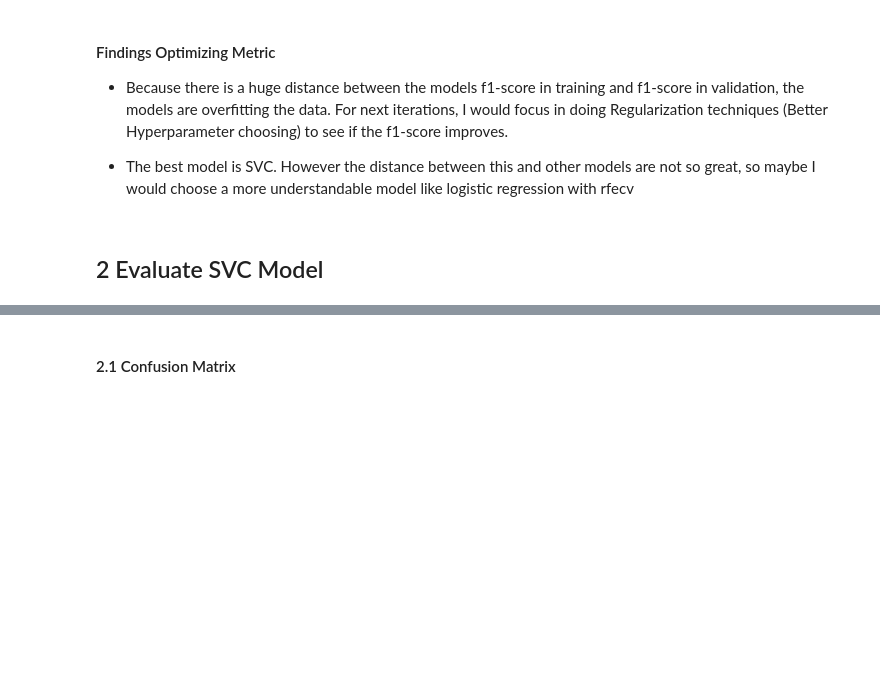
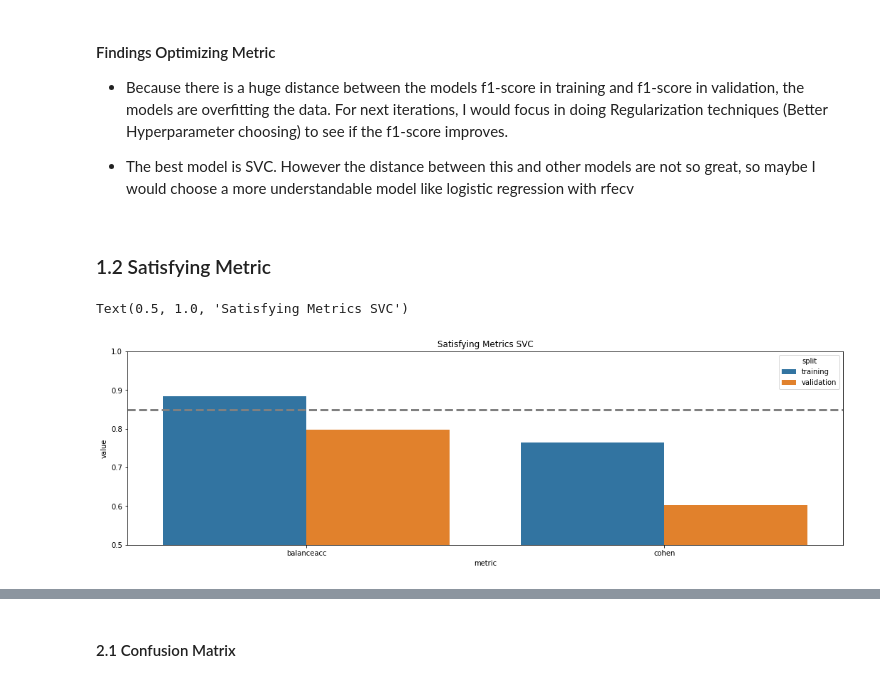
Before and after one commit to rsena-felipe/Titanic_MachineLearning, a Jupyter notebook: notebooks/3_Task6_EvaluateModels.ipynb, the cells around one changed output, grey strips where cells are left out. Drawn from its saved outputs; the diff is of its cells as text; code cells hidden in the pictures; blank space fills up the shorter version.

```diff
--- a/notebooks/3_Task6_EvaluateModels.ipynb
+++ b/notebooks/3_Task6_EvaluateModels.ipynb
@@ -72,5 +73,41 @@ Text(0.5, 1.0, 'Optimizing Metric')
 - Because there is a huge distance between the models f1-score in training and f1-score in validation, the models are overfitting the data. For next iterations, I would focus in doing Regularization techniques (Better Hyperparameter choosing) to see if the f1-score improves.
 
 - The best model is SVC. However the distance between this and other models are not so great, so maybe I would choose a more understandable model like logistic regression with rfecv
-# %% [markdown]
-##  2 Evaluate SVC Model
+# %% [markdown]
+### 1.2 Satisfying Metric
+# %%
+# Calculate Satisfying Metrics for All Models
+
+folder_path = "../data/predictions/"
+models = ["ada_boosting", "gradient_boosting", "logreg_rfecv", "random_forest", "svc", "rf_raul_featuresroche", "rf_roche_featuresroche"]
+dic_satisfyingmetric = {}
+
+for i in models:
+    path_predictions = folder_path + i + ".csv"
+
+    # Calculate metrics
+    baccuracy_train, cohen_train, baccuracy_val, cohen_val = my_functions.calculate_satisfying_metric(path_predictions)
+
+    # Put metrics in a dictionary
+    dic_satisfyingmetric[i] = [baccuracy_train, cohen_train, baccuracy_val, cohen_val]
+    dic_satisfyingmetric["metric"] = ["balanceacc_training", "cohen_training", "balanceacc_validation", "cohen_validation"]
+
+df = pd.DataFrame(dic_satisfyingmetric)
+
+# Obtain split and metric information
+df["split"] = df['metric'].str.split('_').str[1]
+df["metric"] = df['metric'].str.split('_').str[0]
+
+# Tidy the data
+df = pd.melt(df, id_vars = ["split", "metric"]).rename(columns = {"variable":"model"})
+# %%
+df = df[ df["model"] =="svc"] # Filter the model to graph
+
+plt.rcParams['figure.figsize'] = [18, 5]
+sns.barplot(x="metric", y="value", data=df, hue = "split")
+plt.ylim(0.5, 1)
+plt.axhline(y=0.85, linewidth=3, color='gray', linestyle='--')
+plt.title("Satisfying Metrics SVC")
+# %% [output]
+Text(0.5, 1.0, 'Satisfying Metrics SVC')
+[figure, added]
```
Also changed, not shown: parts of 13 cells of this notebook, 8 other files.
